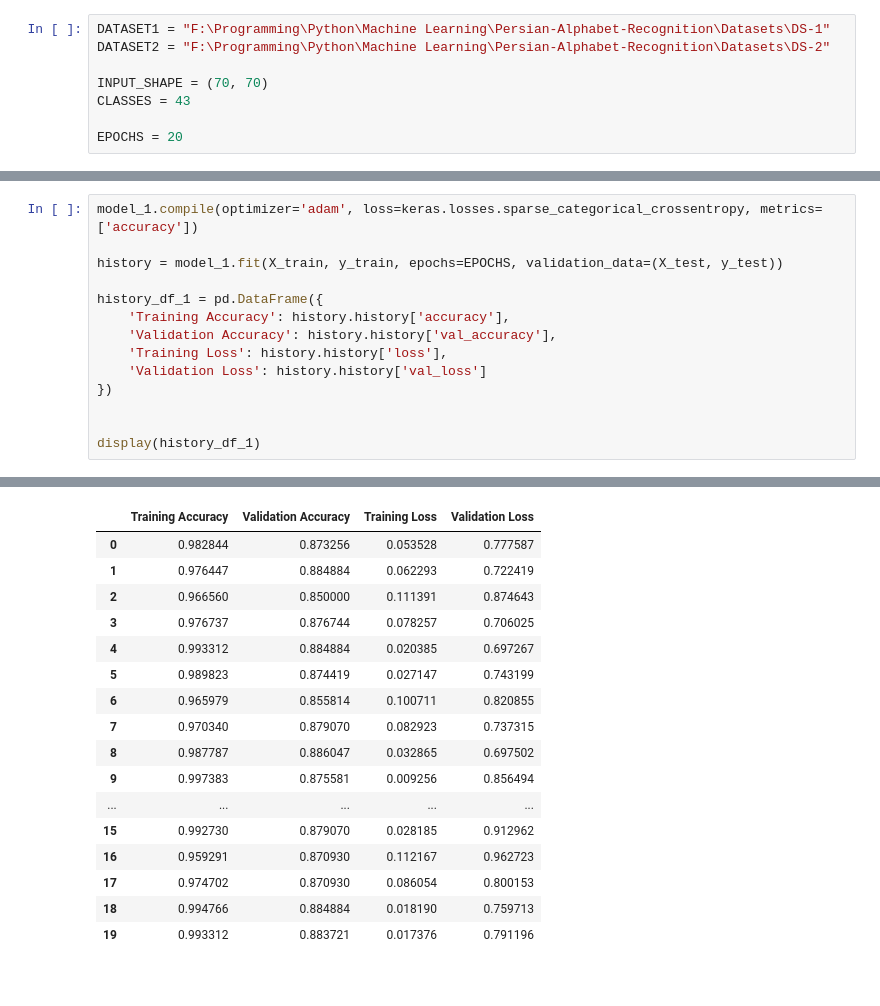
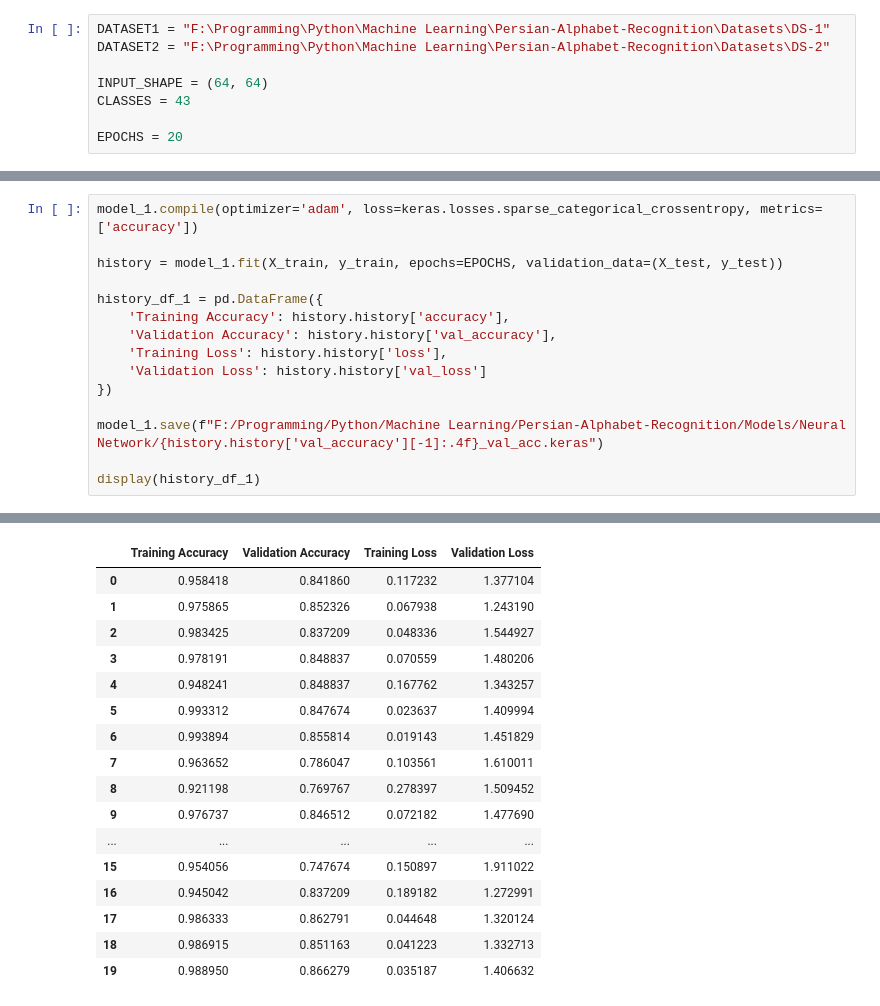
Before and after one commit to ArtinABS/Persian-Alphabet-Recognition, a Jupyter notebook: Models/Neural Network/ANN.ipynb, the cells around one changed output, grey strips where cells are left out. Cells and saved outputs as stored; diff of their text form.

```diff
--- a/Models/Neural Network/ANN.ipynb
+++ b/Models/Neural Network/ANN.ipynb
@@ -11,7 +13,7 @@ from Datasets.DataLoader.DataLoader import DataLoader, LABELS
 DATASET1 = "F:\Programming\Python\Machine Learning\Persian-Alphabet-Recognition\Datasets\DS-1"
 DATASET2 = "F:\Programming\Python\Machine Learning\Persian-Alphabet-Recognition\Datasets\DS-2"
 
-INPUT_SHAPE = (70, 70)
+INPUT_SHAPE = (64, 64)
 CLASSES = 43
 
 EPOCHS = 20
@@ -102,6 +104,7 @@ history_df_1 = pd.DataFrame({
     'Validation Loss': history.history['val_loss']
 })
 
+model_1.save(f"F:/Programming/Python/Machine Learning/Persian-Alphabet-Recognition/Models/Neural Network/{history.history['val_accuracy'][-1]:.4f}_val_acc.keras")
 
 display(history_df_1)
 # %% [output]
@@ -125,18 +128,18 @@ Epoch 20/20
 |  | Training Accuracy | Validation Accuracy | Training Loss | Validation Loss |
-| 0 | 0.982844 | 0.873256 | 0.053528 | 0.777587 |
-| 1 | 0.976447 | 0.884884 | 0.062293 | 0.722419 |
-| 2 | 0.966560 | 0.850000 | 0.111391 | 0.874643 |
-| 3 | 0.976737 | 0.876744 | 0.078257 | 0.706025 |
-| 4 | 0.993312 | 0.884884 | 0.020385 | 0.697267 |
-| 5 | 0.989823 | 0.874419 | 0.027147 | 0.743199 |
-| 6 | 0.965979 | 0.855814 | 0.100711 | 0.820855 |
-| 7 | 0.970340 | 0.879070 | 0.082923 | 0.737315 |
-| 8 | 0.987787 | 0.886047 | 0.032865 | 0.697502 |
-| 9 | 0.997383 | 0.875581 | 0.009256 | 0.856494 |
+| 0 | 0.958418 | 0.841860 | 0.117232 | 1.377104 |
+| 1 | 0.975865 | 0.852326 | 0.067938 | 1.243190 |
+| 2 | 0.983425 | 0.837209 | 0.048336 | 1.544927 |
+| 3 | 0.978191 | 0.848837 | 0.070559 | 1.480206 |
+| 4 | 0.948241 | 0.848837 | 0.167762 | 1.343257 |
+| 5 | 0.993312 | 0.847674 | 0.023637 | 1.409994 |
+| 6 | 0.993894 | 0.855814 | 0.019143 | 1.451829 |
+| 7 | 0.963652 | 0.786047 | 0.103561 | 1.610011 |
+| 8 | 0.921198 | 0.769767 | 0.278397 | 1.509452 |
+| 9 | 0.976737 | 0.846512 | 0.072182 | 1.477690 |
 | ... | ... | ... | ... | ... |
-| 15 | 0.992730 | 0.879070 | 0.028185 | 0.912962 |
-| 16 | 0.959291 | 0.870930 | 0.112167 | 0.962723 |
-| 17 | 0.974702 | 0.870930 | 0.086054 | 0.800153 |
-| 18 | 0.994766 | 0.884884 | 0.018190 | 0.759713 |
-| 19 | 0.993312 | 0.883721 | 0.017376 | 0.791196 |
+| 15 | 0.954056 | 0.747674 | 0.150897 | 1.911022 |
+| 16 | 0.945042 | 0.837209 | 0.189182 | 1.272991 |
+| 17 | 0.986333 | 0.862791 | 0.044648 | 1.320124 |
+| 18 | 0.986915 | 0.851163 | 0.041223 | 1.332713 |
+| 19 | 0.988950 | 0.866279 | 0.035187 | 1.406632 |
 # %%
```
Also changed, not shown: parts of 6 cells of this notebook.
